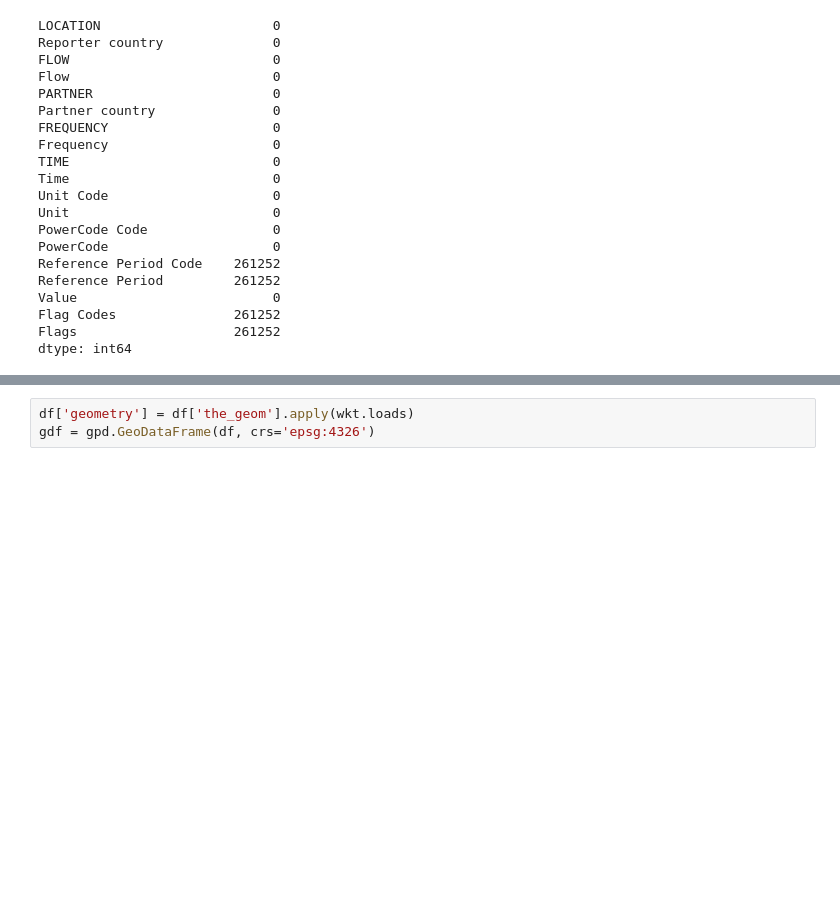
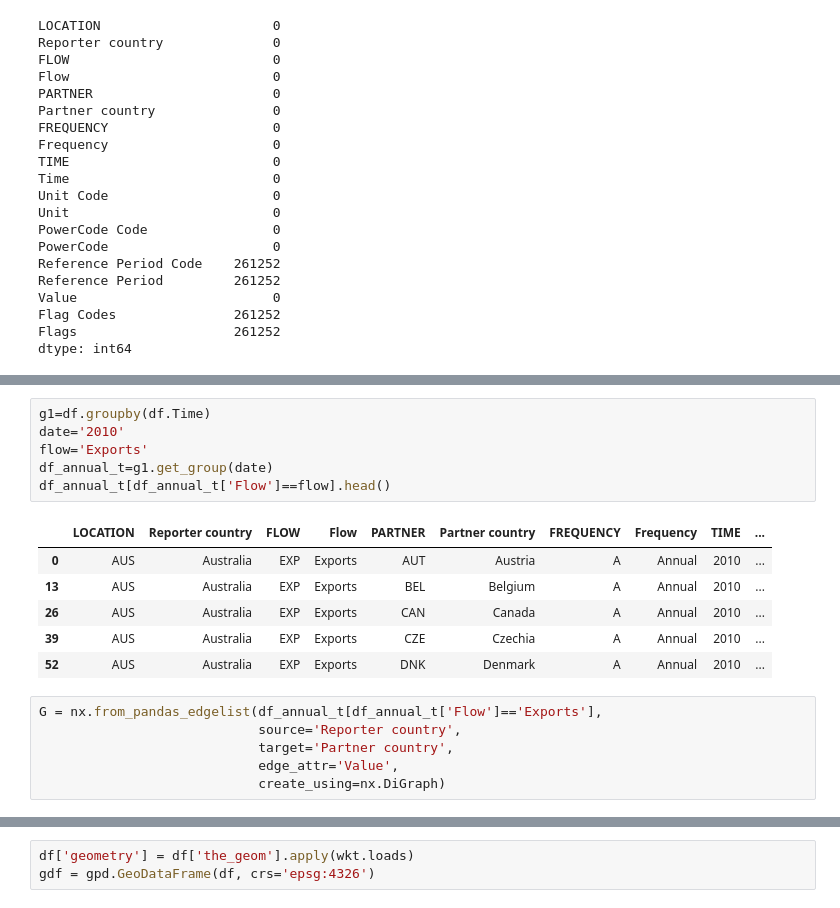
Before and after one commit to divyansh7877/OECD-Trade-Statistics, a Jupyter notebook: pre_process.ipynb, the cells around one changed output, grey strips where cells are left out. Saved outputs shown, nothing was run; the diff lists cells and outputs as text; blank space fills up the shorter version.

```diff
--- a/pre_process.ipynb
+++ b/pre_process.ipynb
@@ -60,0 +168,19 @@ dtype: int64
+# %%
+g1=df.groupby(df.Time)
+date='2010'
+flow='Exports'
+df_annual_t=g1.get_group(date)
+df_annual_t[df_annual_t['Flow']==flow].head()
+# %% [output]
+|  | LOCATION | Reporter country | FLOW | Flow | PARTNER | Partner country | FREQUENCY | Frequency | TIME | ... |
+| 0 | AUS | Australia | EXP | Exports | AUT | Austria | A | Annual | 2010 | ... |
+| 13 | AUS | Australia | EXP | Exports | BEL | Belgium | A | Annual | 2010 | ... |
+| 26 | AUS | Australia | EXP | Exports | CAN | Canada | A | Annual | 2010 | ... |
+| 39 | AUS | Australia | EXP | Exports | CZE | Czechia | A | Annual | 2010 | ... |
+| 52 | AUS | Australia | EXP | Exports | DNK | Denmark | A | Annual | 2010 | ... |
+# %%
+G = nx.from_pandas_edgelist(df_annual_t[df_annual_t['Flow']=='Exports'],
+                            source='Reporter country',
+                            target='Partner country',
+                            edge_attr='Value',
+                            create_using=nx.DiGraph)
```
Also changed, not shown: parts of 15 cells of this notebook, 3 other files.
